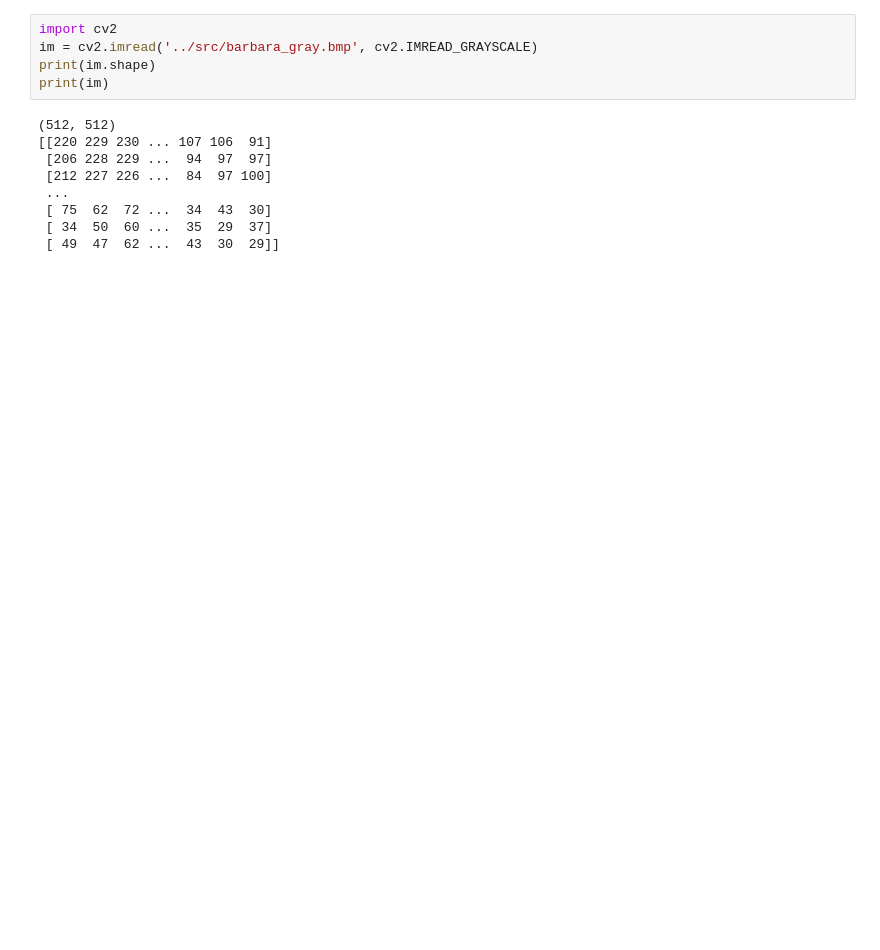
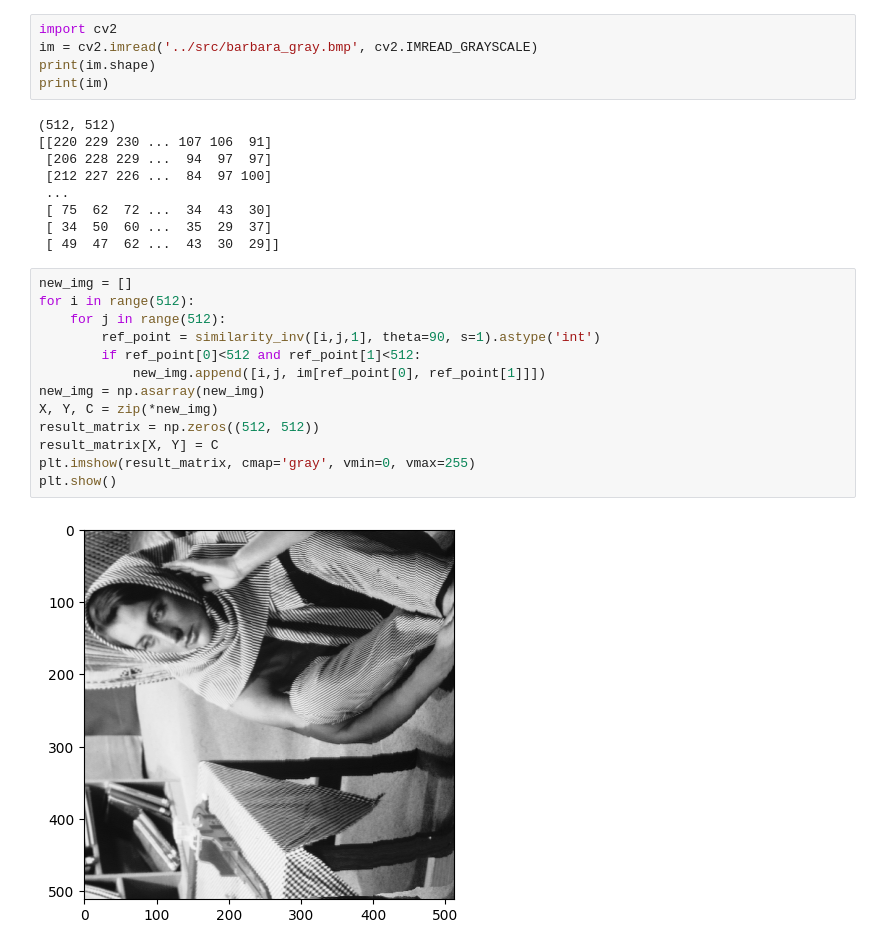
Before and after one commit to goli3148/3D-Vision, a Jupyter notebook: transformations/Similarity.ipynb, the cells around one changed output. Saved outputs shown, nothing was run; the diff lists cells and outputs as text; blank space fills up the shorter version.

```diff
--- a/transformations/Similarity.ipynb
+++ b/transformations/Similarity.ipynb
@@ -113,6 +123,21 @@ print(im)
  [ 75  62  72 ...  34  43  30]
  [ 34  50  60 ...  35  29  37]
  [ 49  47  62 ...  43  30  29]]
+# %%
+new_img = []
+for i in range(512):
+    for j in range(512):
+        ref_point = similarity_inv([i,j,1], theta=90, s=1).astype('int')
+        if ref_point[0]<512 and ref_point[1]<512:
+            new_img.append([i,j, im[ref_point[0], ref_point[1]]])
+new_img = np.asarray(new_img)
+X, Y, C = zip(*new_img)
+result_matrix = np.zeros((512, 512))
+result_matrix[X, Y] = C
+plt.imshow(result_matrix, cmap='gray', vmin=0, vmax=255)
+plt.show()
+# %% [output]
+[figure, added]
 # %%
 new_img_type = []
 for i in range(512):
```
Also changed, not shown: parts of 3 cells of this notebook.
